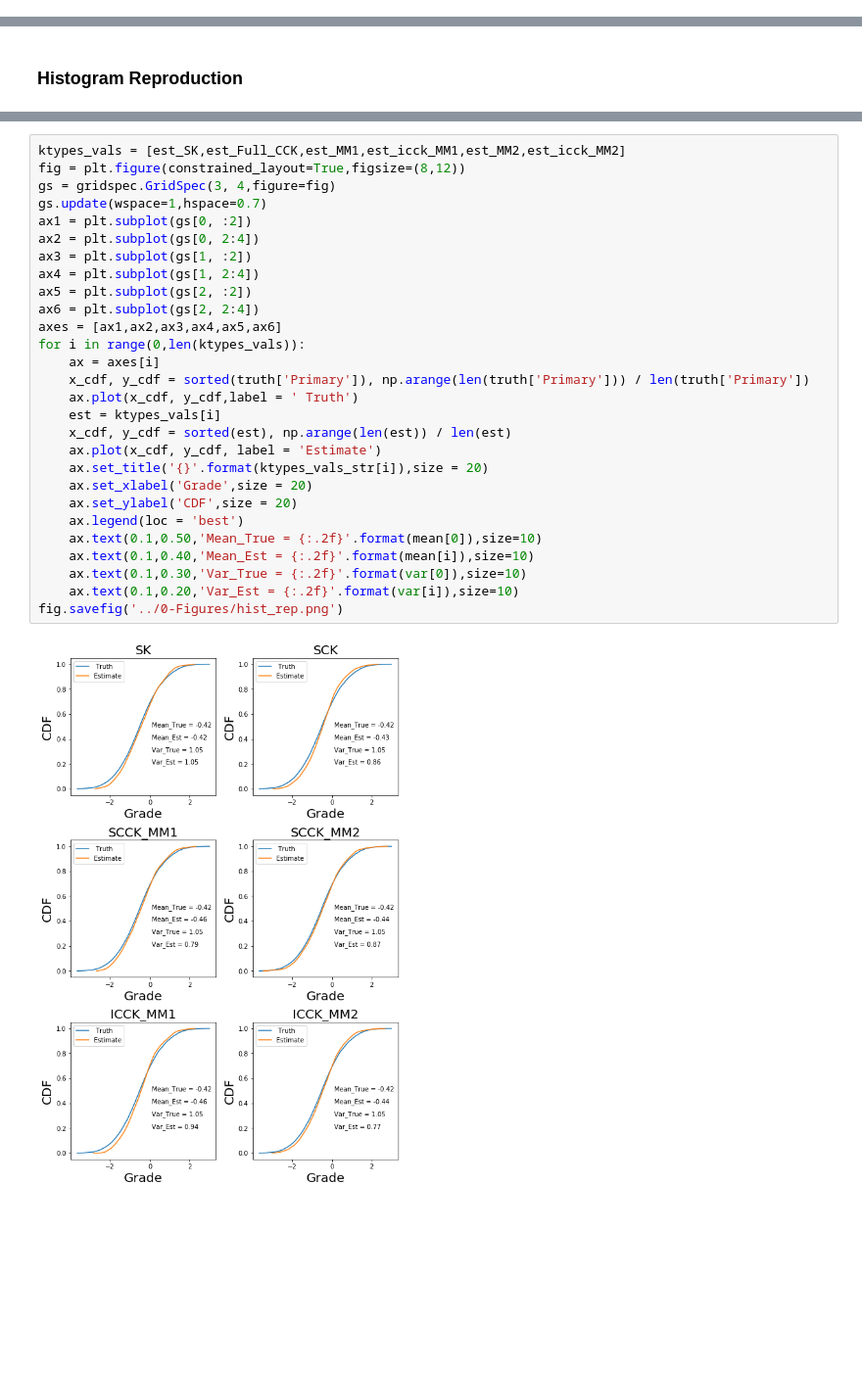
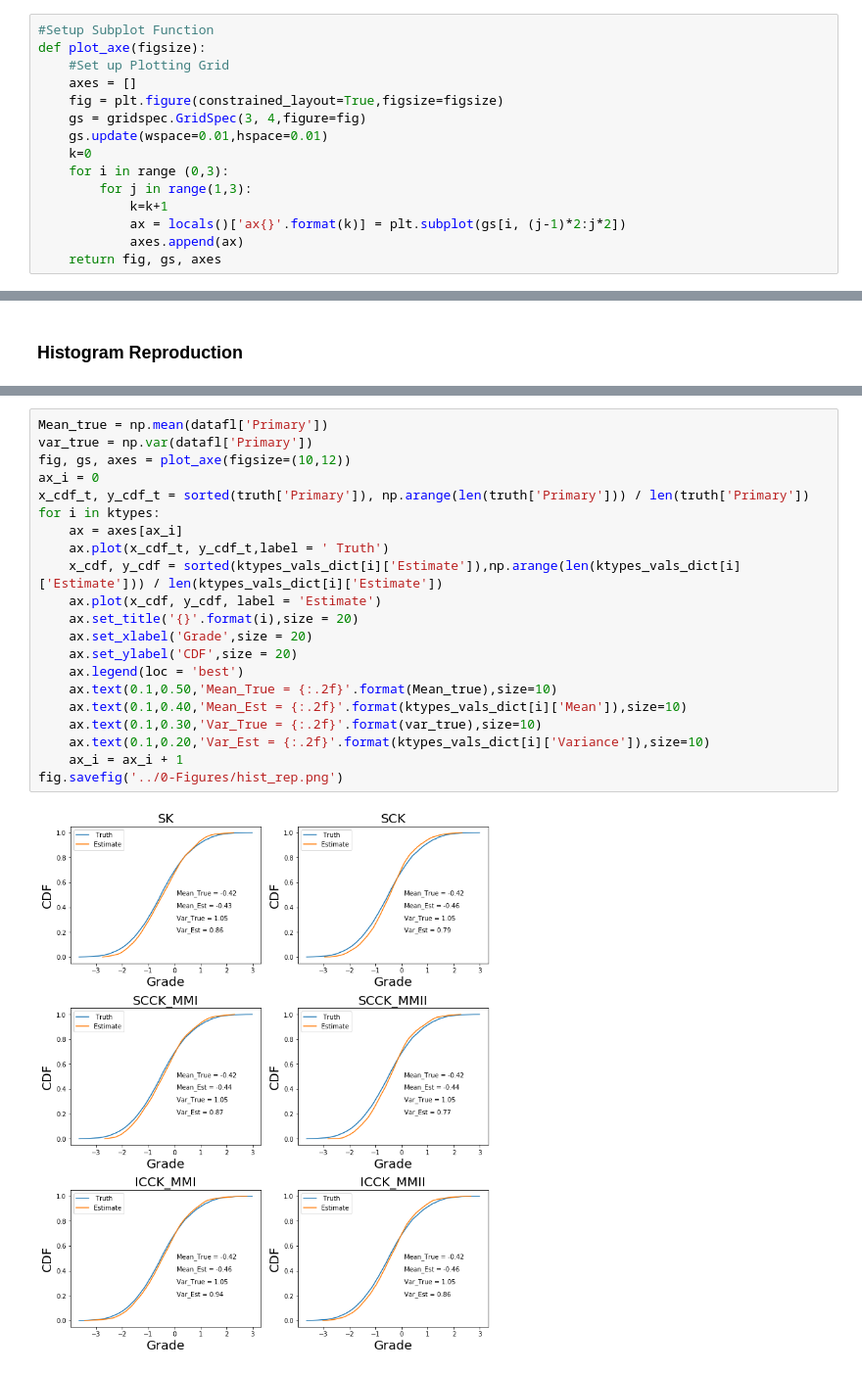
Before and after one commit to msamson10/Multivariate-Kriging, a Jupyter notebook: Simulated_Example/Simulated Multivariate Kriging.ipynb, the cells around one changed output, grey strips where cells are left out. Shown at 98% size. Saved outputs shown, nothing was run; the diff lists cells and outputs as text; blank space fills up the shorter version.

```diff
--- a/Simulated_Example/Simulated Multivariate Kriging.ipynb
+++ b/Simulated_Example/Simulated Multivariate Kriging.ipynb
@@ -1040,3 +913,18 @@ ktypes_vals = [est_SK,est_Full_CCK,est_MM1,est_MM2,est_icck_MM1,est_icck_MM2]
 # %% [markdown]
 ### Pixelplt
+# %%
+#Setup Subplot Function
+def plot_axe(figsize):
+    #Set up Plotting Grid
+    axes = []
+    fig = plt.figure(constrained_layout=True,figsize=figsize)
+    gs = gridspec.GridSpec(3, 4,figure=fig)
+    gs.update(wspace=0.01,hspace=0.01)
+    k=0
+    for i in range (0,3):
+        for j in range(1,3):
+            k=k+1
+            ax = locals()['ax{}'.format(k)] = plt.subplot(gs[i, (j-1)*2:j*2])
+            axes.append(ax)
+    return fig, gs, axes
 # %%
@@ -1126,30 +977,23 @@ for ktypes_vals in ktypes_vals:
 # %%
-ktypes_vals = [est_SK,est_Full_CCK,est_MM1,est_icck_MM1,est_MM2,est_icck_MM2]
-fig = plt.figure(constrained_layout=True,figsize=(8,12))
-gs = gridspec.GridSpec(3, 4,figure=fig)
-gs.update(wspace=1,hspace=0.7)
-ax1 = plt.subplot(gs[0, :2])
-ax2 = plt.subplot(gs[0, 2:4])
-ax3 = plt.subplot(gs[1, :2])
-ax4 = plt.subplot(gs[1, 2:4])
-ax5 = plt.subplot(gs[2, :2])
-ax6 = plt.subplot(gs[2, 2:4])
-axes = [ax1,ax2,ax3,ax4,ax5,ax6]
-for i in range(0,len(ktypes_vals)):
-    ax = axes[i]
-    x_cdf, y_cdf = sorted(truth['Primary']), np.arange(len(truth['Primary'])) / len(truth['Primary'])
-    ax.plot(x_cdf, y_cdf,label = ' Truth')
-    est = ktypes_vals[i]
-    x_cdf, y_cdf = sorted(est), np.arange(len(est)) / len(est)
+Mean_true = np.mean(datafl['Primary'])
+var_true = np.var(datafl['Primary'])
+fig, gs, axes = plot_axe(figsize=(10,12))
+ax_i = 0
+x_cdf_t, y_cdf_t = sorted(truth['Primary']), np.arange(len(truth['Primary'])) / len(truth['Primary'])
+for i in ktypes:
+    ax = axes[ax_i]
+    ax.plot(x_cdf_t, y_cdf_t,label = ' Truth')
+    x_cdf, y_cdf = sorted(ktypes_vals_dict[i]['Estimate']),np.arange(len(ktypes_vals_dict[i]['Estimate'])) / len(ktypes_vals_dict[i]['Estimate'])
     ax.plot(x_cdf, y_cdf, label = 'Estimate')
-    ax.set_title('{}'.format(ktypes_vals_str[i]),size = 20)
+    ax.set_title('{}'.format(i),size = 20)
     ax.set_xlabel('Grade',size = 20)
     ax.set_ylabel('CDF',size = 20)
     ax.legend(loc = 'best')
-    ax.text(0.1,0.50,'Mean_True = {:.2f}'.format(mean[0]),size=10)
-    ax.text(0.1,0.40,'Mean_Est = {:.2f}'.format(mean[i]),size=10)
-    ax.text(0.1,0.30,'Var_True = {:.2f}'.format(var[0]),size=10)
-    ax.text(0.1,0.20,'Var_Est = {:.2f}'.format(var[i]),size=10)
+    ax.text(0.1,0.50,'Mean_True = {:.2f}'.format(Mean_true),size=10)
+    ax.text(0.1,0.40,'Mean_Est = {:.2f}'.format(ktypes_vals_dict[i]['Mean']),size=10)
+    ax.text(0.1,0.30,'Var_True = {:.2f}'.format(var_true),size=10)
+    ax.text(0.1,0.20,'Var_Est = {:.2f}'.format(ktypes_vals_dict[i]['Variance']),size=10)
+    ax_i = ax_i + 1
 fig.savefig('../0-Figures/hist_rep.png')
 # %% [output]
-[figure, old version]
+[figure, new version]
```
Also changed, not shown: parts of 16 cells of this notebook, 2 other files.
